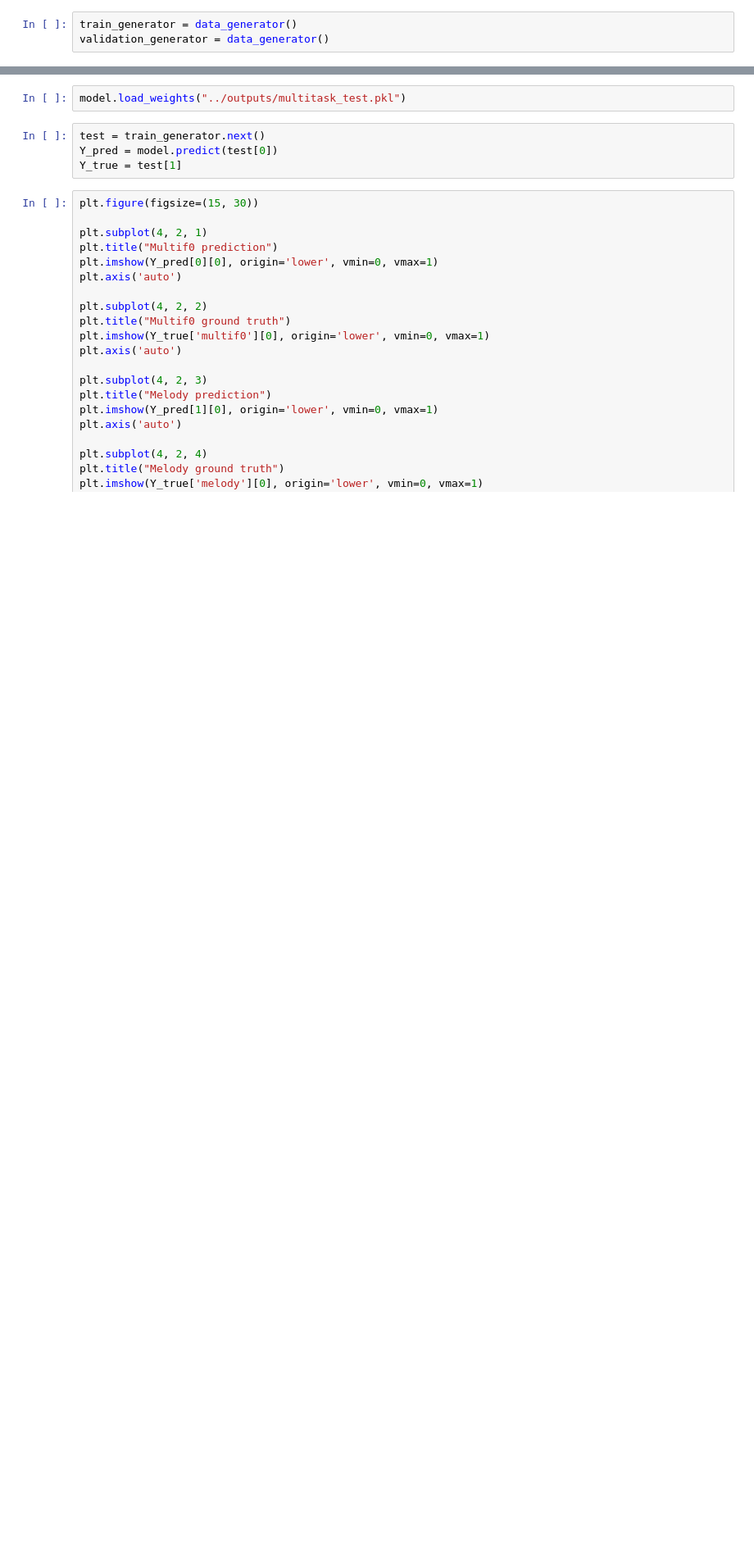
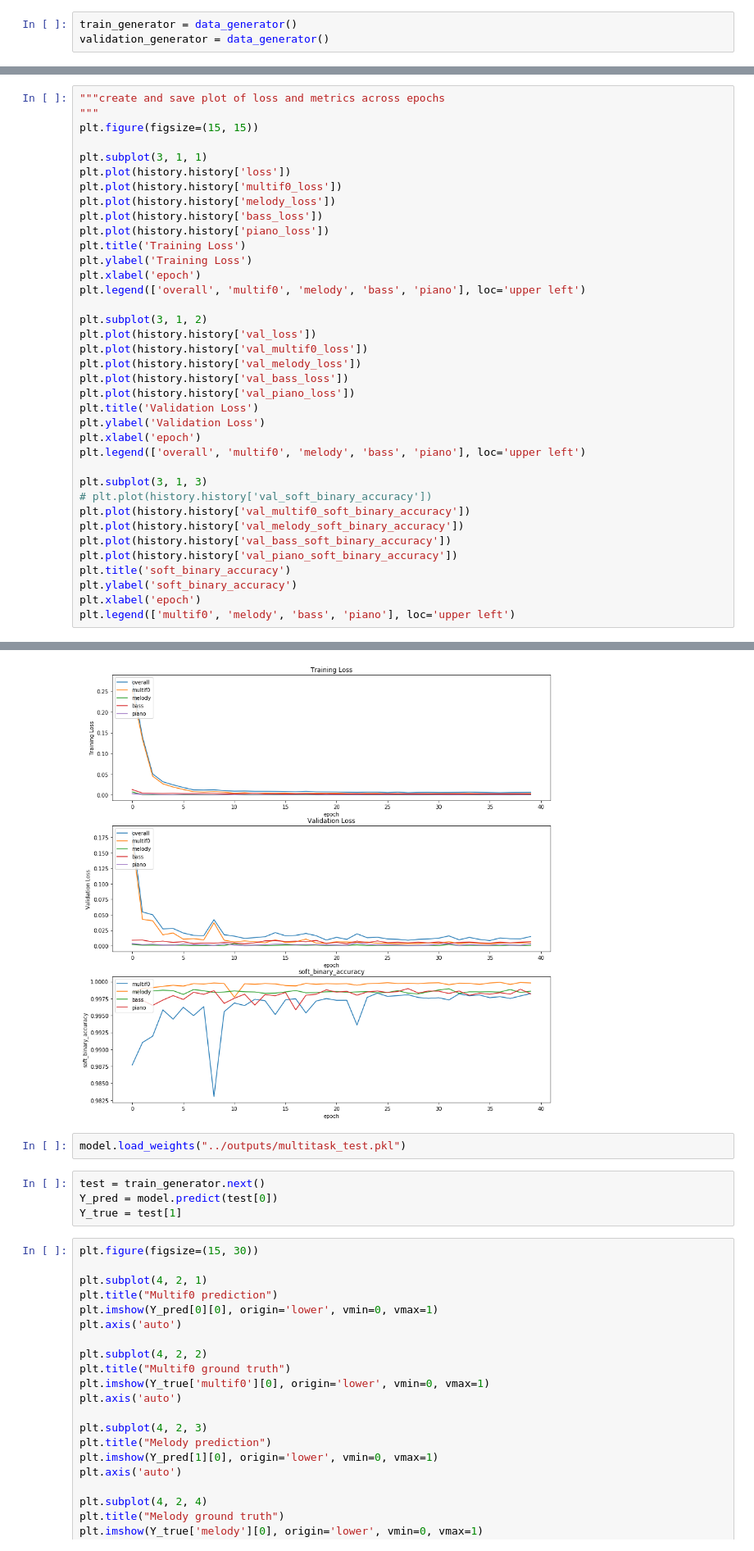
Before and after one commit to rabitt/multitask-f0, a Jupyter notebook: notebooks/Multitask Dev.ipynb, the cells around one changed output, grey strips where cells are left out. Shown at 82% size. Drawn from its saved outputs; the diff is of its cells as text; blank space fills up the shorter version.

```diff
--- a/notebooks/Multitask Dev.ipynb
+++ b/notebooks/Multitask Dev.ipynb
@@ -302,0 +369,38 @@ evaluate.plot_metrics_epochs(history, plot_save_path)
+# %%
+"""create and save plot of loss and metrics across epochs
+"""
+plt.figure(figsize=(15, 15))
+
+plt.subplot(3, 1, 1)
+plt.plot(history.history['loss'])
+plt.plot(history.history['multif0_loss'])
+plt.plot(history.history['melody_loss'])
+plt.plot(history.history['bass_loss'])
+plt.plot(history.history['piano_loss'])
+plt.title('Training Loss')
+plt.ylabel('Training Loss')
+plt.xlabel('epoch')
+plt.legend(['overall', 'multif0', 'melody', 'bass', 'piano'], loc='upper left')
+
+plt.subplot(3, 1, 2)
+plt.plot(history.history['val_loss'])
+plt.plot(history.history['val_multif0_loss'])
+plt.plot(history.history['val_melody_loss'])
+plt.plot(history.history['val_bass_loss'])
+plt.plot(history.history['val_piano_loss'])
+plt.title('Validation Loss')
+plt.ylabel('Validation Loss')
+plt.xlabel('epoch')
+plt.legend(['overall', 'multif0', 'melody', 'bass', 'piano'], loc='upper left')
+
+plt.subplot(3, 1, 3)
+# plt.plot(history.history['val_soft_binary_accuracy'])
+plt.plot(history.history['val_multif0_soft_binary_accuracy'])
+plt.plot(history.history['val_melody_soft_binary_accuracy'])
+plt.plot(history.history['val_bass_soft_binary_accuracy'])
+plt.plot(history.history['val_piano_soft_binary_accuracy'])
+plt.title('soft_binary_accuracy')
+plt.ylabel('soft_binary_accuracy')
+plt.xlabel('epoch')
+plt.legend(['multif0', 'melody', 'bass', 'piano'], loc='upper left')
+# %% [output]
@@ -303,3 +408,4 @@ evaluate.plot_metrics_epochs(history, plot_save_path)
+[figure, added]
 # %%
 model.load_weights("../outputs/multitask_test.pkl")
 # %%
```
Also changed, not shown: parts of 13 cells of this notebook, 1 other file.
